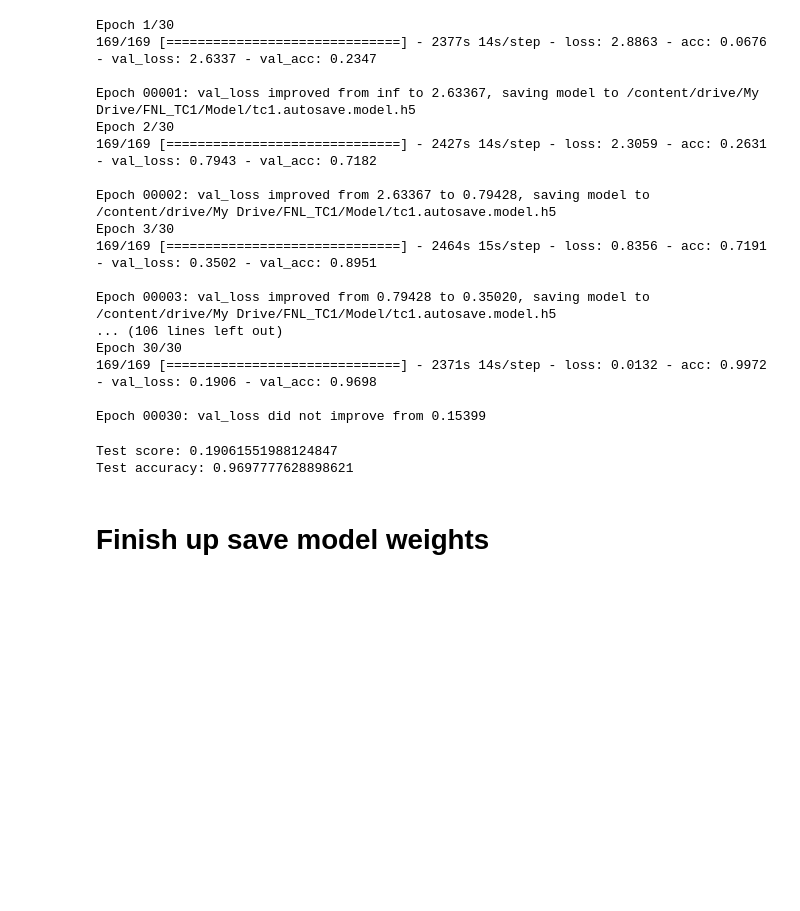
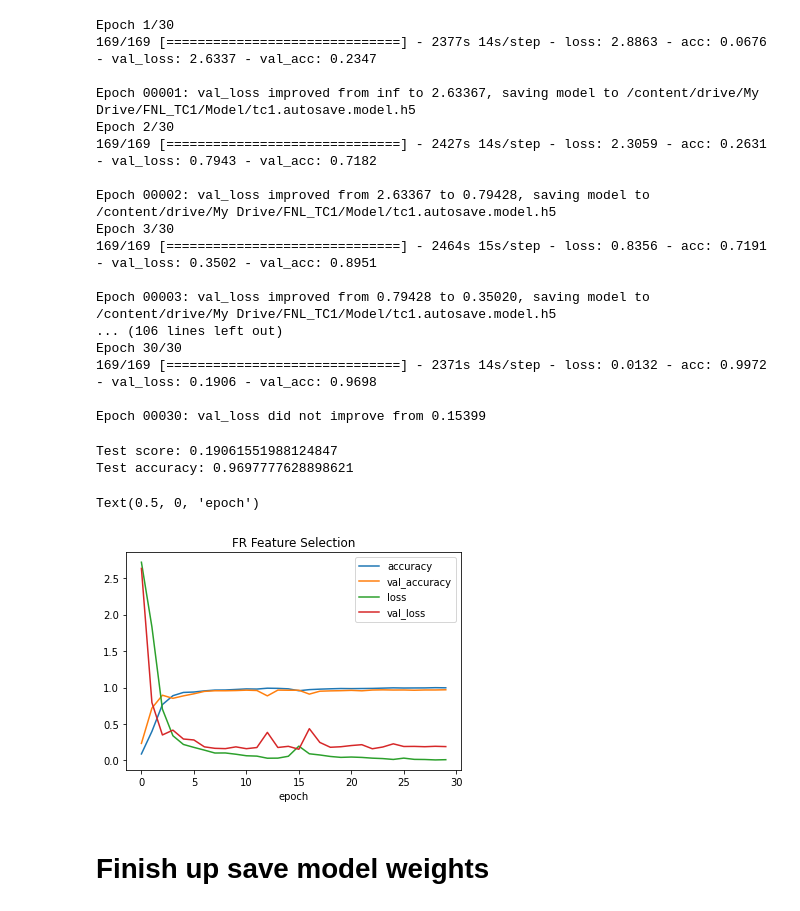
Before and after one commit to mengyaoo/FNL_GenesSelection, a Jupyter notebook: 04_TC1.ipynb, the cells around one changed output. Cells and saved outputs as stored; diff of their text form; code cells hidden in the pictures; blank space fills up the shorter version.

```diff
--- a/04_TC1.ipynb
+++ b/04_TC1.ipynb
@@ -238,5 +238,16 @@ print('Test accuracy:', score[1])
 # %% [output]
 Test score: 0.19061551988124847
 Test accuracy: 0.9697777628898621
+# %%
+plt.plot(history.history['acc'],label="accuracy")
+plt.plot(history.history['val_acc'],label="val_accuracy")
+plt.plot(history.history['loss'],label="loss")
+plt.plot(history.history['val_loss'],label="val_loss")
+plt.legend()
+plt.title("FR Feature Selection")
+plt.xlabel('epoch')
+# %% [output]
+Text(0.5, 0, 'epoch')
+[figure, added]
 # %% [markdown]
 # Finish up save model weights
```
Also changed, not shown: parts of 6 cells of this notebook.
